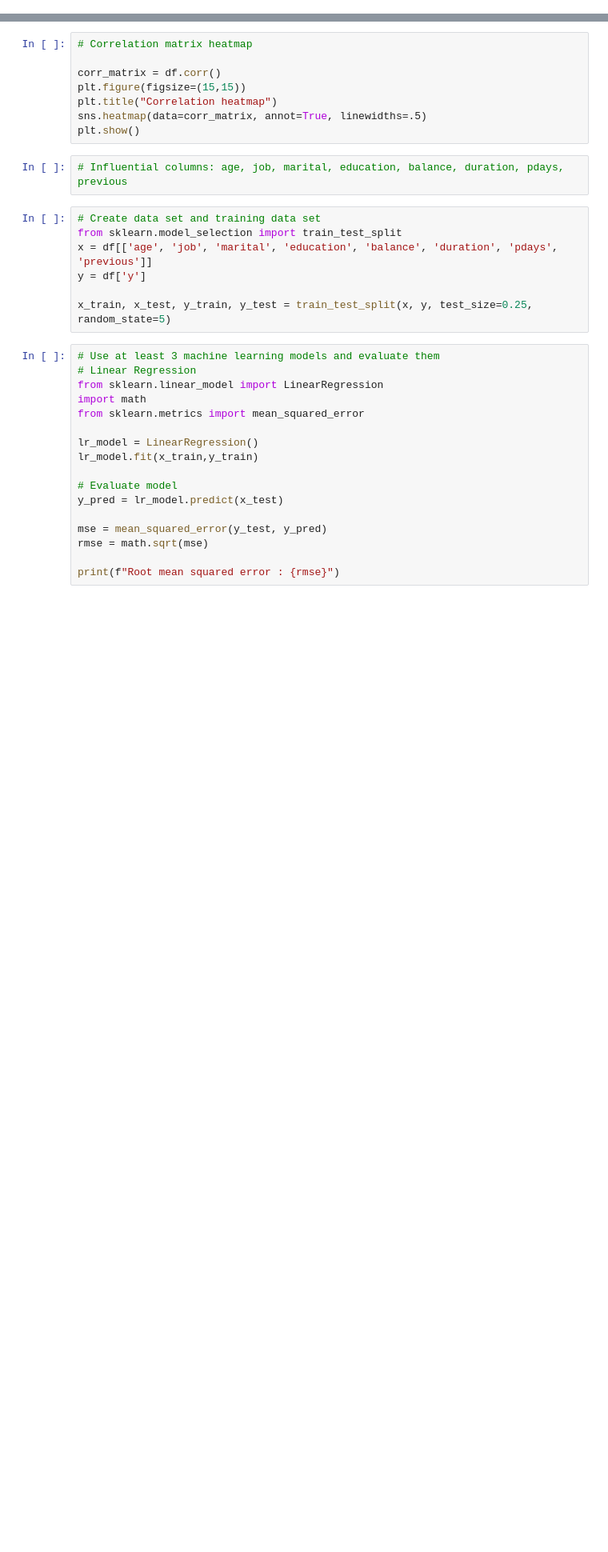
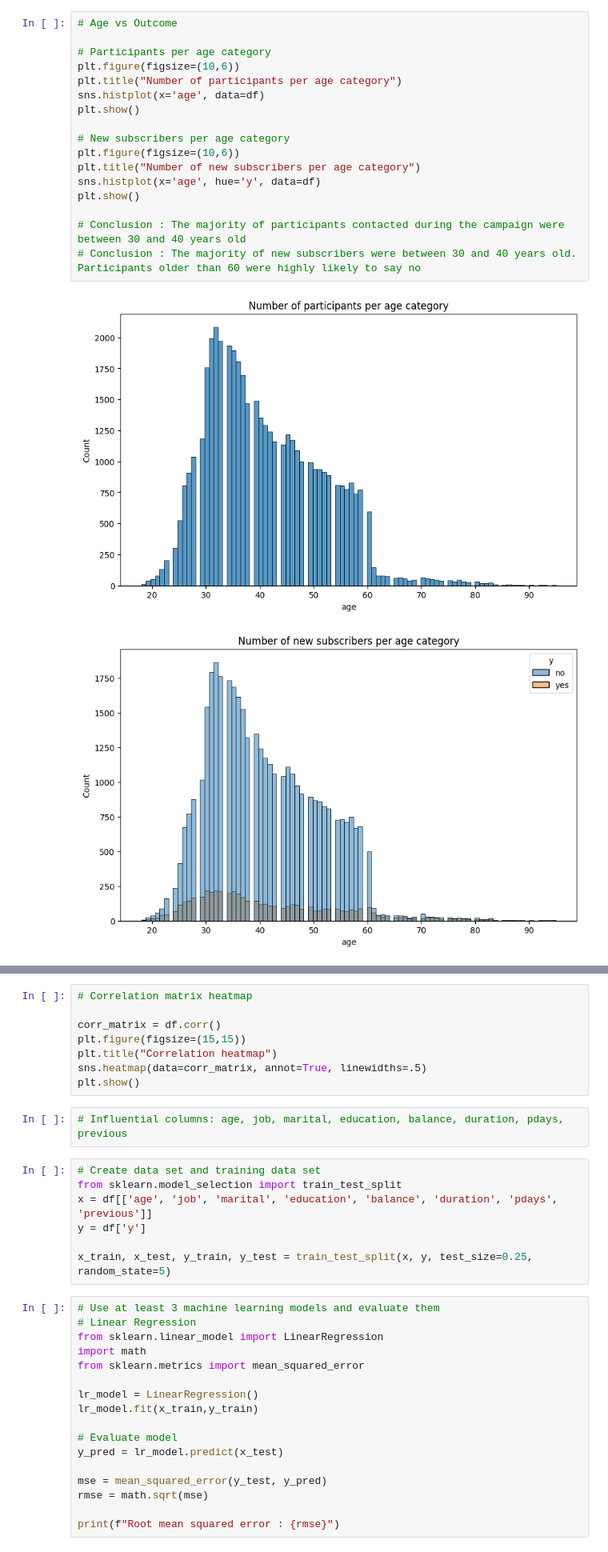
Before and after one commit to vnpranav/DI_Hackathon_2, a Jupyter notebook: analysis.ipynb, the cells around one changed output, grey strips where cells are left out. Shown at 80% size. Drawn from its saved outputs; the diff is of its cells as text; blank space fills up the shorter version.

Commit message:
charts pt. 1

```diff
--- a/analysis.ipynb
+++ b/analysis.ipynb
@@ -15,0 +22,20 @@ df.keys()
+# %%
+# Age vs Outcome
+
+# Participants per age category
+plt.figure(figsize=(10,6))
+plt.title("Number of participants per age category")
+sns.histplot(x='age', data=df)
+plt.show()
+
+# New subscribers per age category
+plt.figure(figsize=(10,6))
+plt.title("Number of new subscribers per age category")
+sns.histplot(x='age', hue='y', data=df)
+plt.show()
+
+# Conclusion : The majority of participants contacted during the campaign were between 30 and 40 years old
+# Conclusion : The majority of new subscribers were between 30 and 40 years old. Participants older than 60 were highly likely to say no
+# %% [output]
+[figure, added]
+[figure, added]
```
Also changed, not shown: parts of 22 cells of this notebook, 1 other file.
